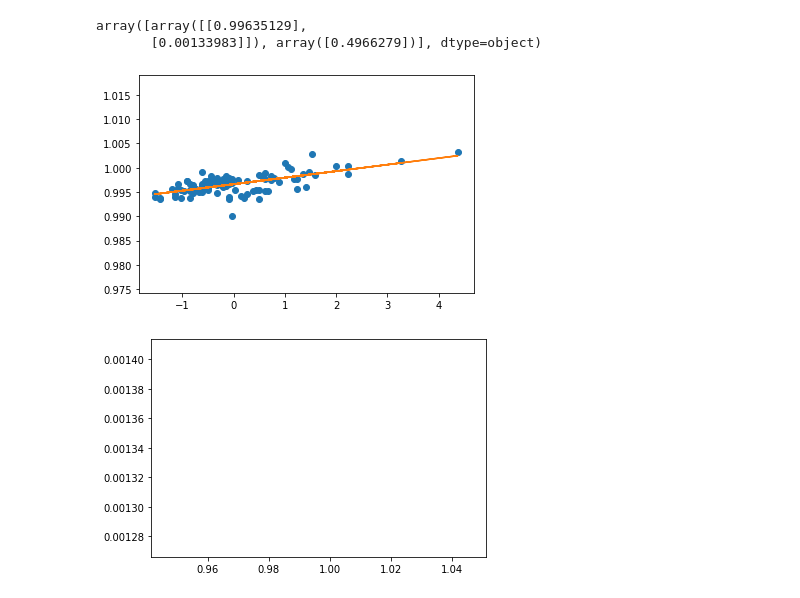
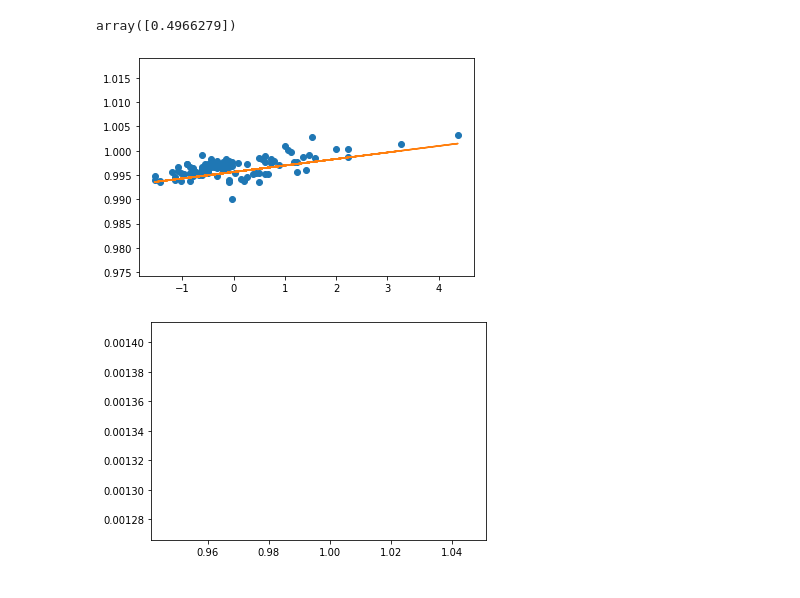
Before and after one commit to sohamvg/col774-machine-learning, a Jupyter notebook: assignment1/q1.ipynb, the cells around one changed output. Drawn from its saved outputs; the diff is of its cells as text; code cells hidden in the pictures.

```diff
--- a/assignment1/q1.ipynb
+++ b/assignment1/q1.ipynb
@@ -22,6 +22,8 @@ x = (x - x.mean()) / x.std()
 x = x.reshape((m, n))
 x = np.hstack((np.ones((m, 1)), x)) # add intercept
 
+x = x.reshape((m, n+1, 1))
+
 y = y.reshape((m, 1))
 print(x)
 # print(y)
@@ -75,12 +77,13 @@ def gradient_descent(learning_rate, epsilon):
         thetas_and_costs.append((theta, curr_cost))
         print(t, theta_t, prev_cost, curr_cost)
 
-        if abs(curr_cost - prev_cost) < epsilon or t > 100000:
+#         if abs(curr_cost - prev_cost) < epsilon or t > 1000:
+        if (abs(theta - theta_t) <= epsilon).all() or t > 1000:
             return theta, thetas_and_costs
         prev_cost = curr_cost
         t += 1
 # %%
-theta, thetas_and_costs = gradient_descent(0.025, 1e-8)
+theta, thetas_and_costs = gradient_descent(0.02, 1e-8)
 print(thetas_and_costs)
 # %% [output]
 0 [[0.]
@@ -138,14 +123,18 @@ KeyboardInterrupt:
-# %%
-np.array(thetas_and_costs)[0]
-# %% [output]
-array([array([[0.99635129],
-       [0.00133983]]), array([0.4966279])], dtype=object)
+# %%
+zero_theta = np.zeros((n+1, 1))
+cost(zero_theta)
+# %% [output]
+array([0.4966279])
 # %%
-plt.scatter(x.T[1,:], y)
-plt.plot(x.T[1,:], [hypothesis(theta, xi) for xi in x], 'C1')
+# load data
+# x = np.genfromtxt('ass1_data/data/q1/linearX.csv', delimiter=',')
+# y = np.genfromtxt('ass1_data/data/q1/linearY.csv', delimiter=',')
+
+plt.scatter(x[:, 1, 0], y)
+plt.plot(x[:, 1, 0], [hypothesis(theta, xi)[0] for xi in x], 'C1')
 plt.show()
 # %% [output]
-[figure, old version]
+[figure, new version]
 # %%
 theta0 = np.linspace(-4, 4, 40)
 theta1 = np.linspace(-4, 4, 40)
```
Also changed, not shown: parts of 2 cells of this notebook, 9 other files.
